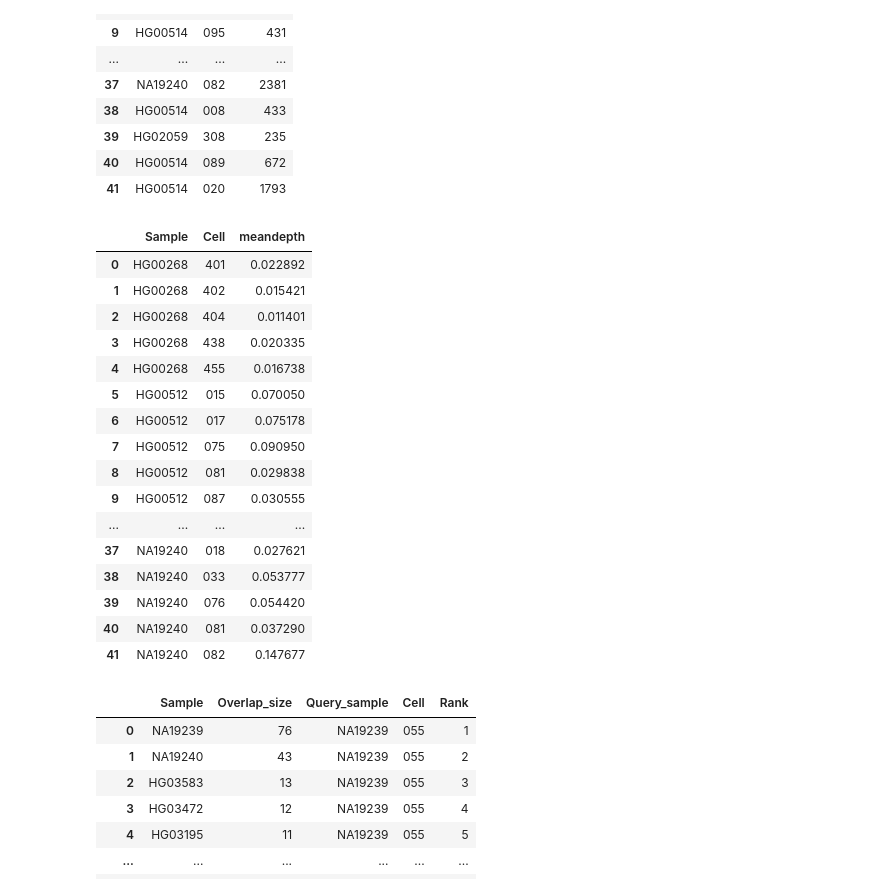
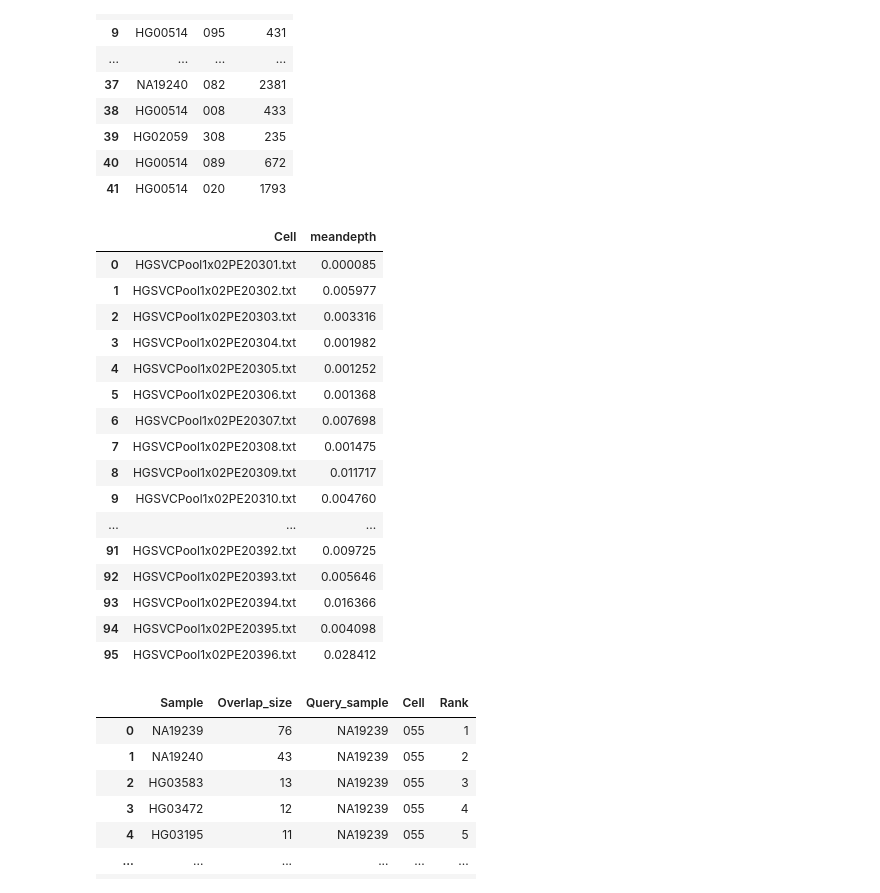
Before and after one commit to weber8thomas/pooled-strandseq-demultiplexing, a Jupyter notebook: notebooks/final_analysis.ipynb, the cells around one changed output. Cells and saved outputs as stored; diff of their text form; code cells hidden in the pictures.

```diff
--- a/notebooks/final_analysis.ipynb
+++ b/notebooks/final_analysis.ipynb
@@ -33,36 +33,38 @@ snp_df
 | 40 | HG00514 | 089 | 672 |
 | 41 | HG00514 | 020 | 1793 |
 # %%
-path = "/scratch/tweber/DATA/1000G_SNV_with_GT/COVERAGE"
+path = "/scratch/tweber/DATA/1000G_SNV_with_GT/COVERAGE_POOL1"
 l = list()
 chroms = ["chr" + str(e) for e in list(range(1,23))] + ["chrX"]
 for file in os.listdir(path):
     df = pd.read_csv(path + "/" + file, sep="\t")
     df = df.loc[df["#rname"].isin(chroms)]
-    df["Sample"] = file.split('_')[0]
-    df["Cell"] = file.split('_')[1].replace(".txt", "")
+    # df["Sample"] = file.split('_')[0]
+    # df["Cell"] = file.split('_')[1].replace(".txt", "")
+    df["Cell"] = file.replace(".sort.mdup.bam", "")
     l.append(df)
 coverage_df = pd.concat(l)
-coverage_df_summary = coverage_df.groupby(["Sample", "Cell"])["meandepth"].mean().reset_index()
+coverage_df_summary = coverage_df.groupby(["Cell"])["meandepth"].mean().reset_index()
+pd.options.display.max_rows = 100
 coverage_df_summary
 # %% [output]
-|  | Sample | Cell | meandepth |
-| 0 | HG00268 | 401 | 0.022892 |
-| 1 | HG00268 | 402 | 0.015421 |
-| 2 | HG00268 | 404 | 0.011401 |
-| 3 | HG00268 | 438 | 0.020335 |
-| 4 | HG00268 | 455 | 0.016738 |
-| 5 | HG00512 | 015 | 0.070050 |
-| 6 | HG00512 | 017 | 0.075178 |
-| 7 | HG00512 | 075 | 0.090950 |
-| 8 | HG00512 | 081 | 0.029838 |
-| 9 | HG00512 | 087 | 0.030555 |
-| ... | ... | ... | ... |
-| 37 | NA19240 | 018 | 0.027621 |
-| 38 | NA19240 | 033 | 0.053777 |
-| 39 | NA19240 | 076 | 0.054420 |
-| 40 | NA19240 | 081 | 0.037290 |
-| 41 | NA19240 | 082 | 0.147677 |
+|  | Cell | meandepth |
+| 0 | HGSVCPool1x02PE20301.txt | 0.000085 |
+| 1 | HGSVCPool1x02PE20302.txt | 0.005977 |
+| 2 | HGSVCPool1x02PE20303.txt | 0.003316 |
+| 3 | HGSVCPool1x02PE20304.txt | 0.001982 |
+| 4 | HGSVCPool1x02PE20305.txt | 0.001252 |
+| 5 | HGSVCPool1x02PE20306.txt | 0.001368 |
+| 6 | HGSVCPool1x02PE20307.txt | 0.007698 |
+| 7 | HGSVCPool1x02PE20308.txt | 0.001475 |
+| 8 | HGSVCPool1x02PE20309.txt | 0.011717 |
+| 9 | HGSVCPool1x02PE20310.txt | 0.004760 |
+| ... | ... | ... |
+| 91 | HGSVCPool1x02PE20392.txt | 0.009725 |
+| 92 | HGSVCPool1x02PE20393.txt | 0.005646 |
+| 93 | HGSVCPool1x02PE20394.txt | 0.016366 |
+| 94 | HGSVCPool1x02PE20395.txt | 0.004098 |
+| 95 | HGSVCPool1x02PE20396.txt | 0.028412 |
 # %%
 path = "/scratch/tweber/DATA/1000G_SNV_with_GT/ANALYSIS"
 l = list()
```
Also changed, not shown: 6 other files.
